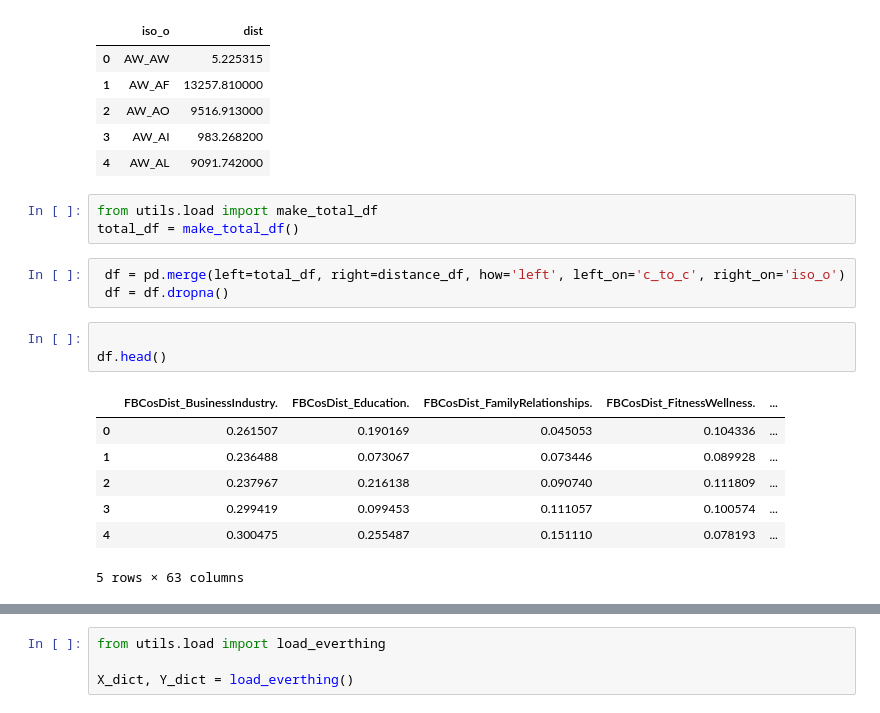
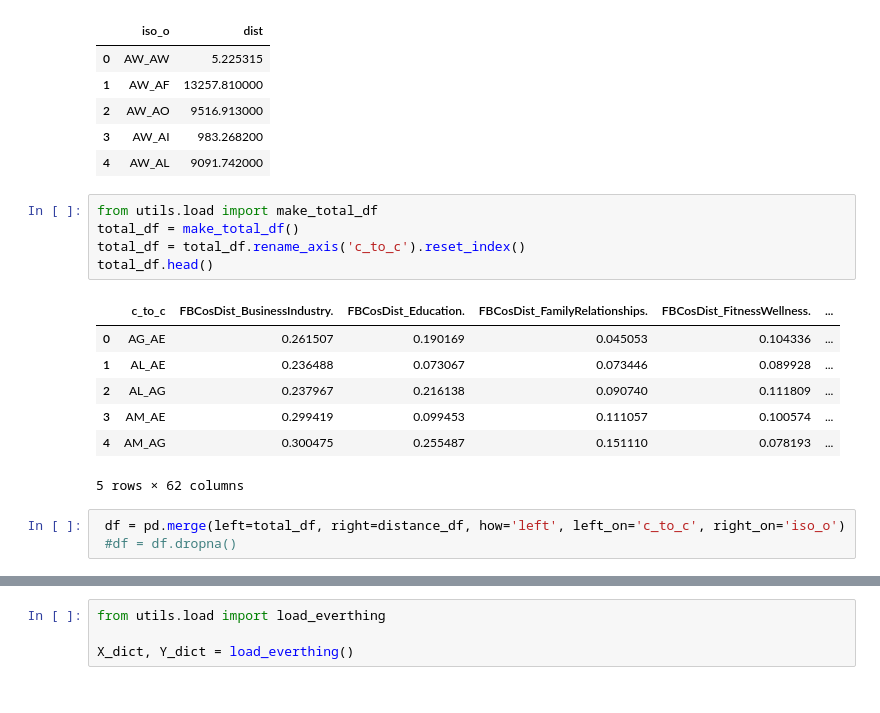
Before and after one commit to MartinKirkegaardDK/Bachelor, a Jupyter notebook: idk.ipynb, the cells around one changed output, grey strips where cells are left out. Drawn from its saved outputs; the diff is of its cells as text.

```diff
--- a/idk.ipynb
+++ b/idk.ipynb
@@ -213,17 +213,16 @@ ZAR not found in ISO3
 # %%
 from utils.load import make_total_df
 total_df = make_total_df()
+total_df = total_df.rename_axis('c_to_c').reset_index()
+total_df.head()
+# %% [output]
+|  | c_to_c | FBCosDist_BusinessIndustry. | FBCosDist_Education. | FBCosDist_FamilyRelationships. | FBCosDist_FitnessWellness. | ... |
+| 0 | AG_AE | 0.261507 | 0.190169 | 0.045053 | 0.104336 | ... |
+| 1 | AL_AE | 0.236488 | 0.073067 | 0.073446 | 0.089928 | ... |
+| 2 | AL_AG | 0.237967 | 0.216138 | 0.090740 | 0.111809 | ... |
+| 3 | AM_AE | 0.299419 | 0.099453 | 0.111057 | 0.100574 | ... |
+| 4 | AM_AG | 0.300475 | 0.255487 | 0.151110 | 0.078193 | ... |
+5 rows × 62 columns
 # %%
  df = pd.merge(left=total_df, right=distance_df, how='left', left_on='c_to_c', right_on='iso_o')
- df = df.dropna()
+ #df = df.dropna()
-# %%
-
-df.head()
-# %% [output]
-|  | FBCosDist_BusinessIndustry. | FBCosDist_Education. | FBCosDist_FamilyRelationships. | FBCosDist_FitnessWellness. | ... |
-| 0 | 0.261507 | 0.190169 | 0.045053 | 0.104336 | ... |
-| 1 | 0.236488 | 0.073067 | 0.073446 | 0.089928 | ... |
-| 2 | 0.237967 | 0.216138 | 0.090740 | 0.111809 | ... |
-| 3 | 0.299419 | 0.099453 | 0.111057 | 0.100574 | ... |
-| 4 | 0.300475 | 0.255487 | 0.151110 | 0.078193 | ... |
-5 rows × 63 columns
```
Also changed, not shown: parts of 3 cells of this notebook.
